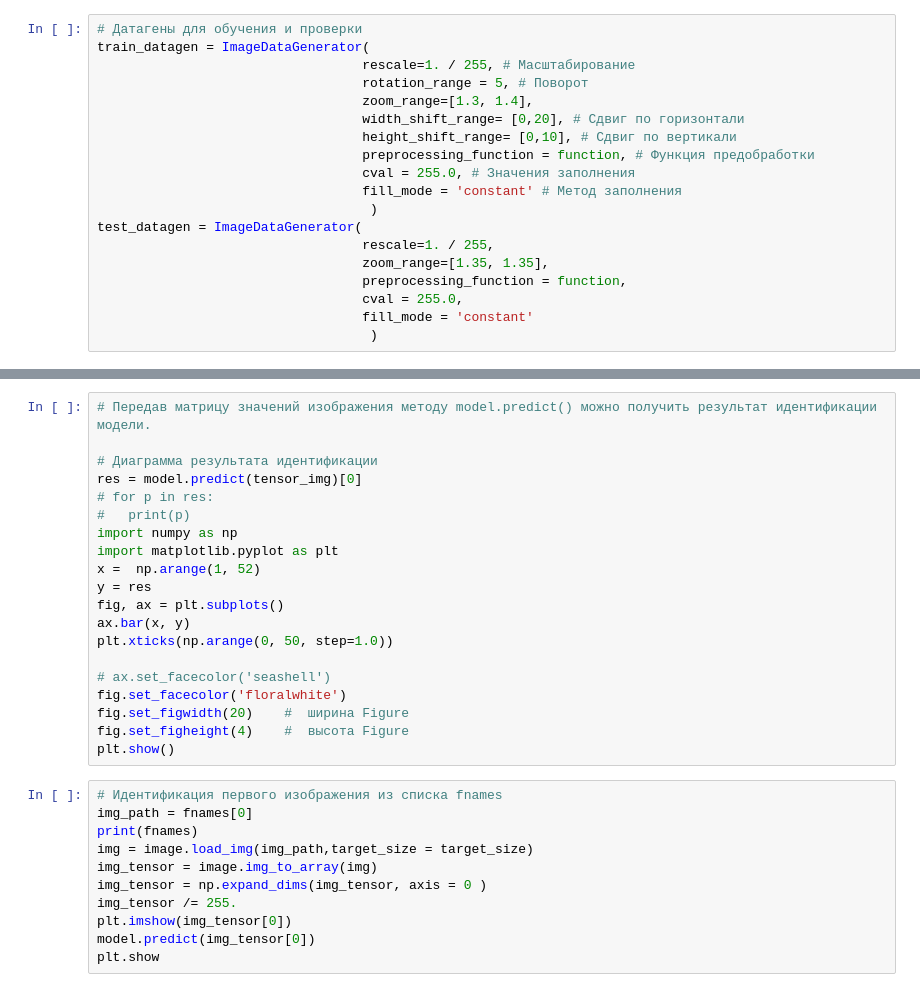
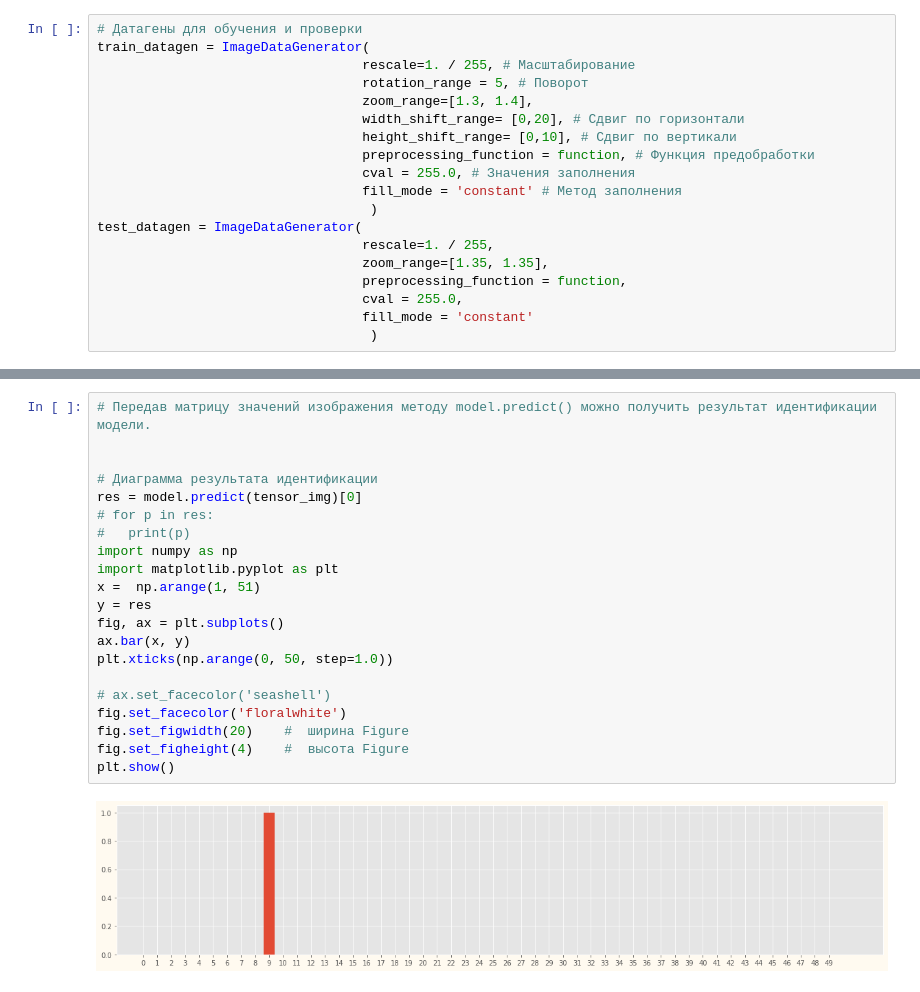
Before and after one commit to alekgor/IdentSign, a Jupyter notebook: Model1.ipynb, the cells around one changed output, grey strips where cells are left out. Drawn from its saved outputs; the diff is of its cells as text.

```diff
--- a/Model1.ipynb
+++ b/Model1.ipynb
@@ -218,31 +261,23 @@ for layer_name, layer_activation in zip(layer_names, activations): # Отобр
 # %%
 # Передав матрицу значений изображения методу model.predict() можно получить результат идентификации модели.
+
 
 # Диаграмма результата идентификации
 res = model.predict(tensor_img)[0]
 # for p in res:
 #   print(p)
 import numpy as np
 import matplotlib.pyplot as plt
-x =  np.arange(1, 52)
+x =  np.arange(1, 51)
 y = res
 fig, ax = plt.subplots()
 ax.bar(x, y)
 plt.xticks(np.arange(0, 50, step=1.0))
 
 # ax.set_facecolor('seashell')
 fig.set_facecolor('floralwhite')
 fig.set_figwidth(20)    #  ширина Figure
 fig.set_figheight(4)    #  высота Figure
 plt.show()
+# %% [output]
+[figure, added]
-# %%
-# Идентификация первого изображения из списка fnames
-img_path = fnames[0]
-print(fnames)
-img = image.load_img(img_path,target_size = target_size)
-img_tensor = image.img_to_array(img)
-img_tensor = np.expand_dims(img_tensor, axis = 0 )
-img_tensor /= 255.
-plt.imshow(img_tensor[0])
-model.predict(img_tensor[0])
-plt.show
```
Also changed, not shown: parts of 10 cells of this notebook, 1 other file.
